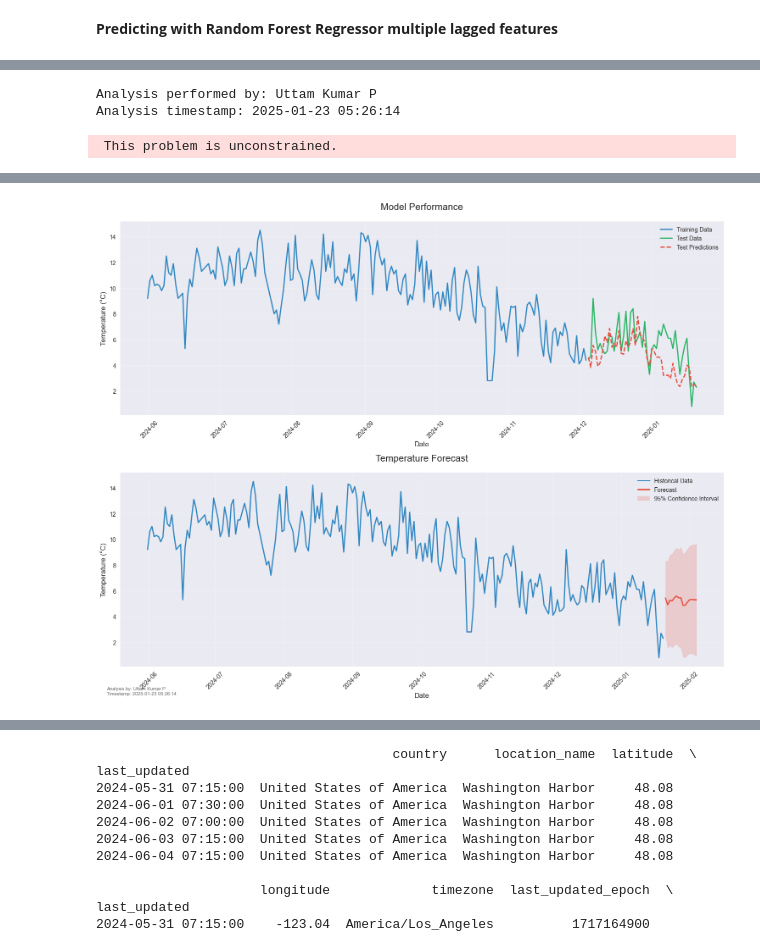
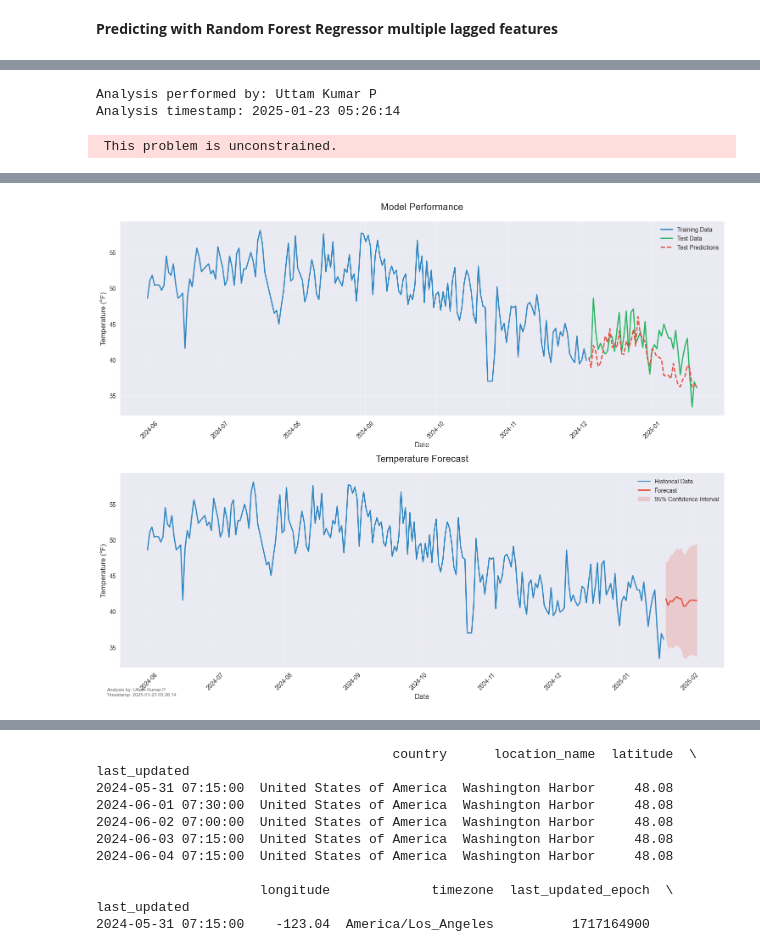
Before and after one commit to uttam-in/Weather-Trend-Forecasting, a Jupyter notebook: Assessment_Notebook.ipynb, the cells around one changed output, grey strips where cells are left out. Cells and saved outputs as stored; diff of their text form; code cells hidden in the pictures.

```diff
--- a/Assessment_Notebook.ipynb
+++ b/Assessment_Notebook.ipynb
@@ -229,6 +229,6 @@ data_filtered.to_csv('data/GlobalWeatherRepository_filtered.csv', index=False)
 data = pd.read_csv('data/GlobalWeatherRepository_filtered.csv')
 # convert the last_updated column to datetime
 data['last_updated'] = pd.to_datetime(data['last_updated'])
-data.set_index('last_updated', inplace=True)
+# data.set_index('last_updated', inplace=True)
 data.head()
 # %% [output]
@@ -924,7 +923,7 @@ for lag in range(1, lags + 1):
 data = data.dropna()
 
 # Define target and features
-target = 'temperature_celsius'
+target = 'temperature_fahrenheit'
 features = [col for col in data.columns if 'lag' in col]
 
 X = data[features]
@@ -951,8 +950,8 @@ y_test_pred = model.predict(X_test)
 mae = mean_absolute_error(y_test, y_test_pred)
 rmse = np.sqrt(mean_squared_error(y_test, y_test_pred))
 print(f"Test Set Metrics:")
-print(f"MAE: {mae:.2f}°C")
-print(f"RMSE: {rmse:.2f}°C")
+print(f"MAE: {mae:.2f}°F")
+print(f"RMSE: {rmse:.2f}°F")
 
 # Create the plot
 plt.figure(figsize=(15, 7))
@@ -976,7 +975,7 @@ plt.axvline(x=test_dates.iloc[0], color='green', linestyle='-', alpha=0.5,
 # Customize the plot
 plt.title("Temperature Forecasting: Training and Testing Results", fontsize=12, pad=15)
 plt.xlabel("Date", fontsize=10)
-plt.ylabel("Temperature (°C)", fontsize=10)
+plt.ylabel("Temperature (°F)", fontsize=10)
 
 # Format x-axis
 plt.gcf().autofmt_xdate()  # Rotate and align the tick labels
@@ -1063,7 +1062,7 @@ test_data = data[train_size:]
 
 # Define features and target
 features = ['humidity', 'pressure_mb', 'precip_mm', 'uv_index', 'wind_kph']
-target = 'temperature_celsius'
+target = 'temperature_fahrenheit'
 
 # Prepare features for train and test
 train_scaled, features_scaler = prepare_data(train_data, features, target)
@@ -1109,7 +1108,7 @@ ax1.plot(test_data.index, test_data[target], label='Test Data', color='#28B463',
 ax1.plot(test_data.index, test_pred_mean, label='Test Predictions', color='#E74C3C', linewidth=2, linestyle='--')
 ax1.set_title('Model Performance', fontsize=16, pad=20)
 ax1.set_xlabel('Date', fontsize=12)
-ax1.set_ylabel('Temperature (°C)', fontsize=12)
+ax1.set_ylabel('Temperature (°F)', fontsize=12)
 ax1.legend(fontsize=10)
 ax1.grid(True, alpha=0.3)
 
@@ -1124,7 +1123,7 @@ ax2.fill_between(future_dates,
                  label='95% Confidence Interval')
 ax2.set_title('Temperature Forecast', fontsize=16, pad=20)
 ax2.set_xlabel('Date', fontsize=12)
-ax2.set_ylabel('Temperature (°C)', fontsize=12)
+ax2.set_ylabel('Temperature (°F)', fontsize=12)
 ax2.legend(fontsize=10)
 ax2.grid(True, alpha=0.3)
 
@@ -1193,4 +1192,4 @@ At iterate    5    f=  1.78240D+00    |proj g|=  1.71960D-02
-[figure, old version]
+[figure, new version]
 # %%
 from sklearn.preprocessing import StandardScaler
 from sklearn.metrics import mean_squared_error, mean_absolute_error, r2_score
```
Also changed, not shown: parts of 12 cells of this notebook, 5 other files.
